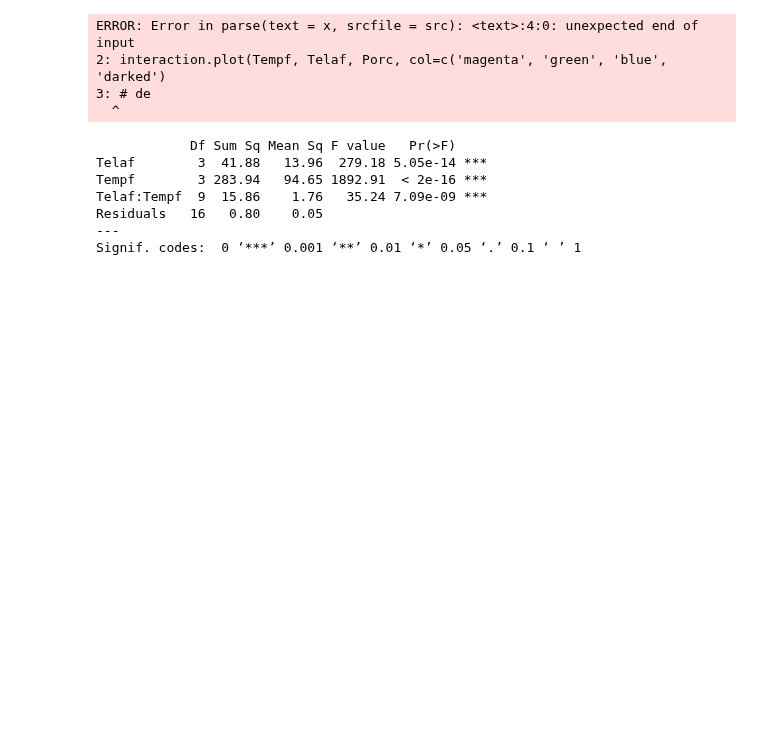
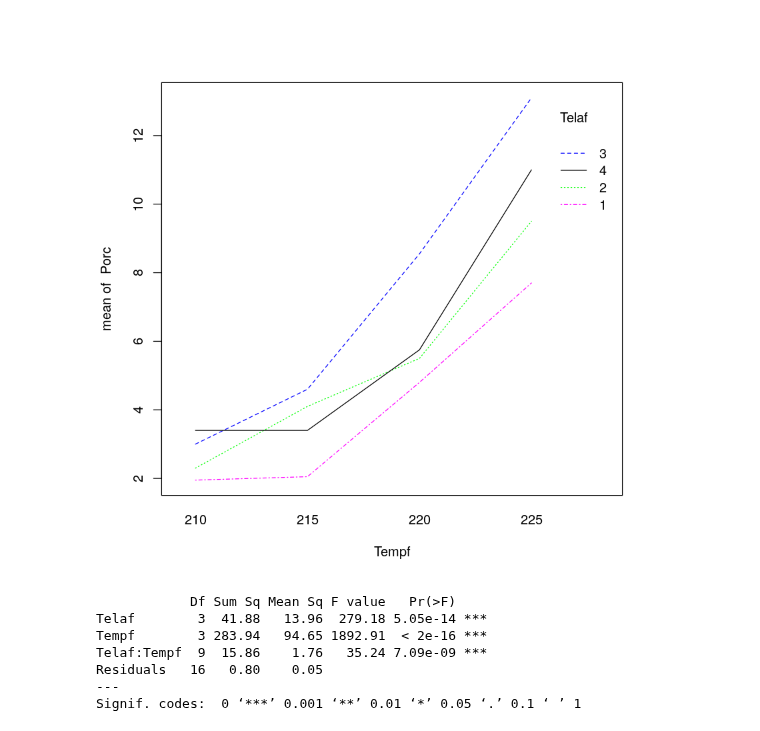
Before and after one commit to emilopez/intro-R, a Jupyter notebook: clases/Clase14_Ej1_GUIApactica_anova_factorial.pdf.ipynb, the cells around one changed output. Cells and saved outputs as stored; diff of their text form; code cells hidden in the pictures; blank space fills up the shorter version.

```diff
--- a/clases/Clase14_Ej1_GUIApactica_anova_factorial.pdf.ipynb
+++ b/clases/Clase14_Ej1_GUIApactica_anova_factorial.pdf.ipynb
@@ -7,12 +25,8 @@ Tempf = as.factor(Temp)
 # %%
 library(lattice)
-interaction.plot(Tempf, Telaf, Porc, col=c('magenta', 'green', 'blue', 'darked')
-# de
+interaction.plot(Tempf, Telaf, Porc, col=c('magenta', 'green', 'blue', 'black'))
 # %% [output]
-ERROR: Error in parse(text = x, srcfile = src): <text>:4:0: unexpected end of input
-2: interaction.plot(Tempf, Telaf, Porc, col=c('magenta', 'green', 'blue', 'darked')
-3: # de
-  ^
+[figure, added]
 # %%
 modelo = aov(Porc~Telaf*Tempf)
 summary(modelo)
```
Also changed, not shown: parts of 4 cells of this notebook, 5 other files.
